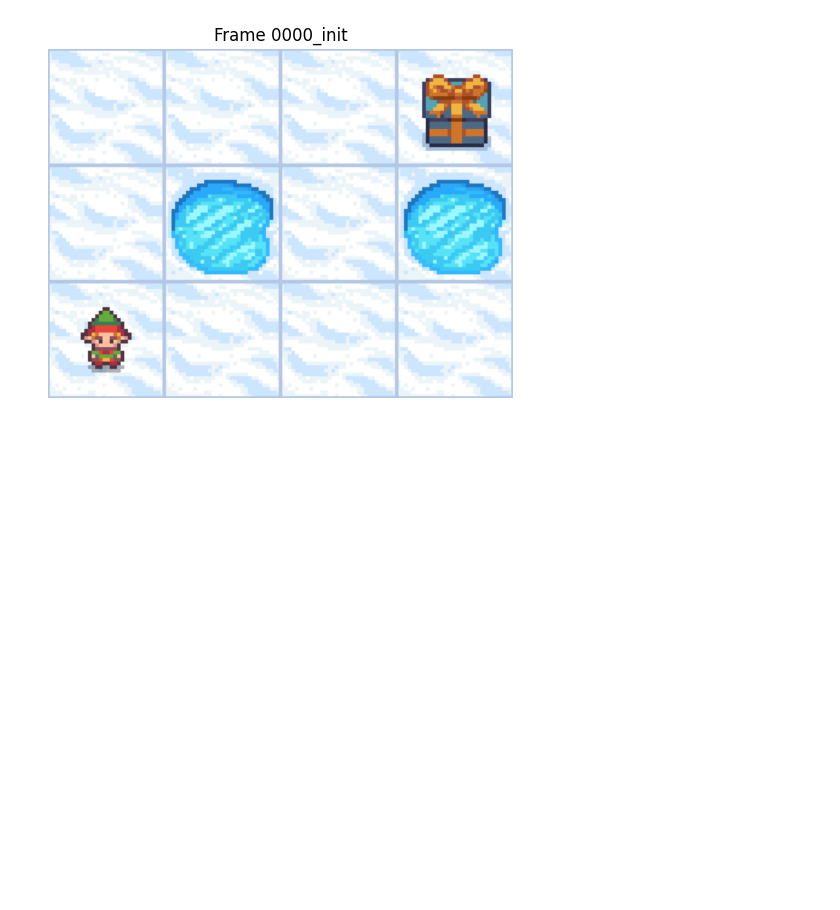
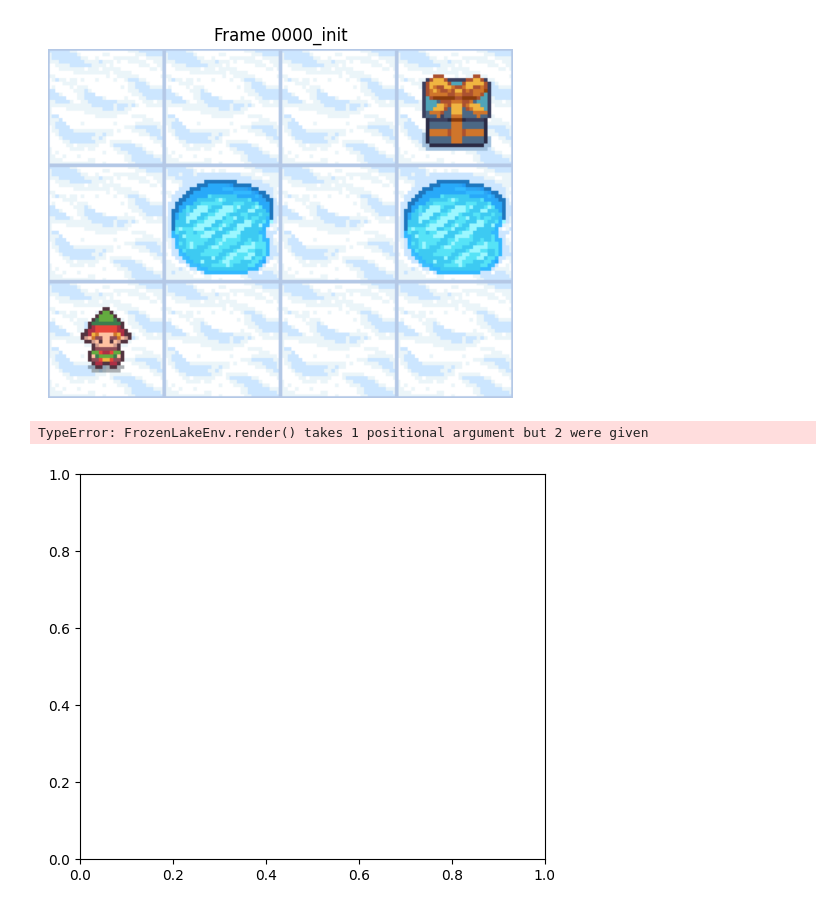
Before and after one commit to yguel/gym_grid_world_tutorial, a Jupyter notebook: jupyter/step_by_step_lab/grid_world_frozen_lake_step_by_step_tutorial.ipynb, the cells around one changed output. Saved outputs shown, nothing was run; the diff lists cells and outputs as text; code cells hidden in the pictures; blank space fills up the shorter version.

```diff
--- a/jupyter/step_by_step_lab/grid_world_frozen_lake_step_by_step_tutorial.ipynb
+++ b/jupyter/step_by_step_lab/grid_world_frozen_lake_step_by_step_tutorial.ipynb
@@ -95,0 +178,5 @@ observation = env.reset()
+# %%
+plot_env("0000_init")
+# %% [output]
+TypeError: FrozenLakeEnv.render() takes 1 positional argument but 2 were given
+[figure, added]
```
Also changed, not shown: parts of 4 cells of this notebook, 1 other file.
